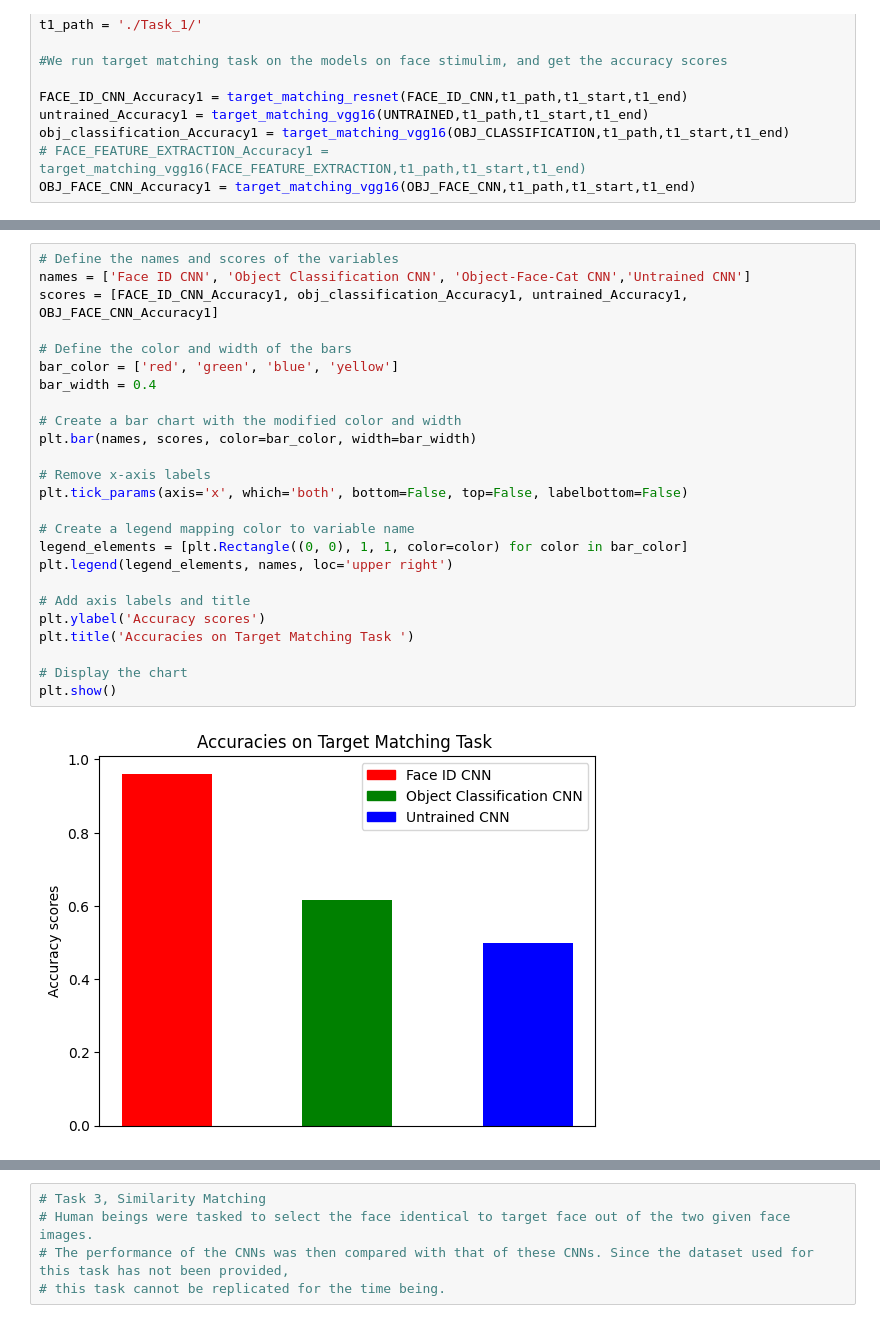
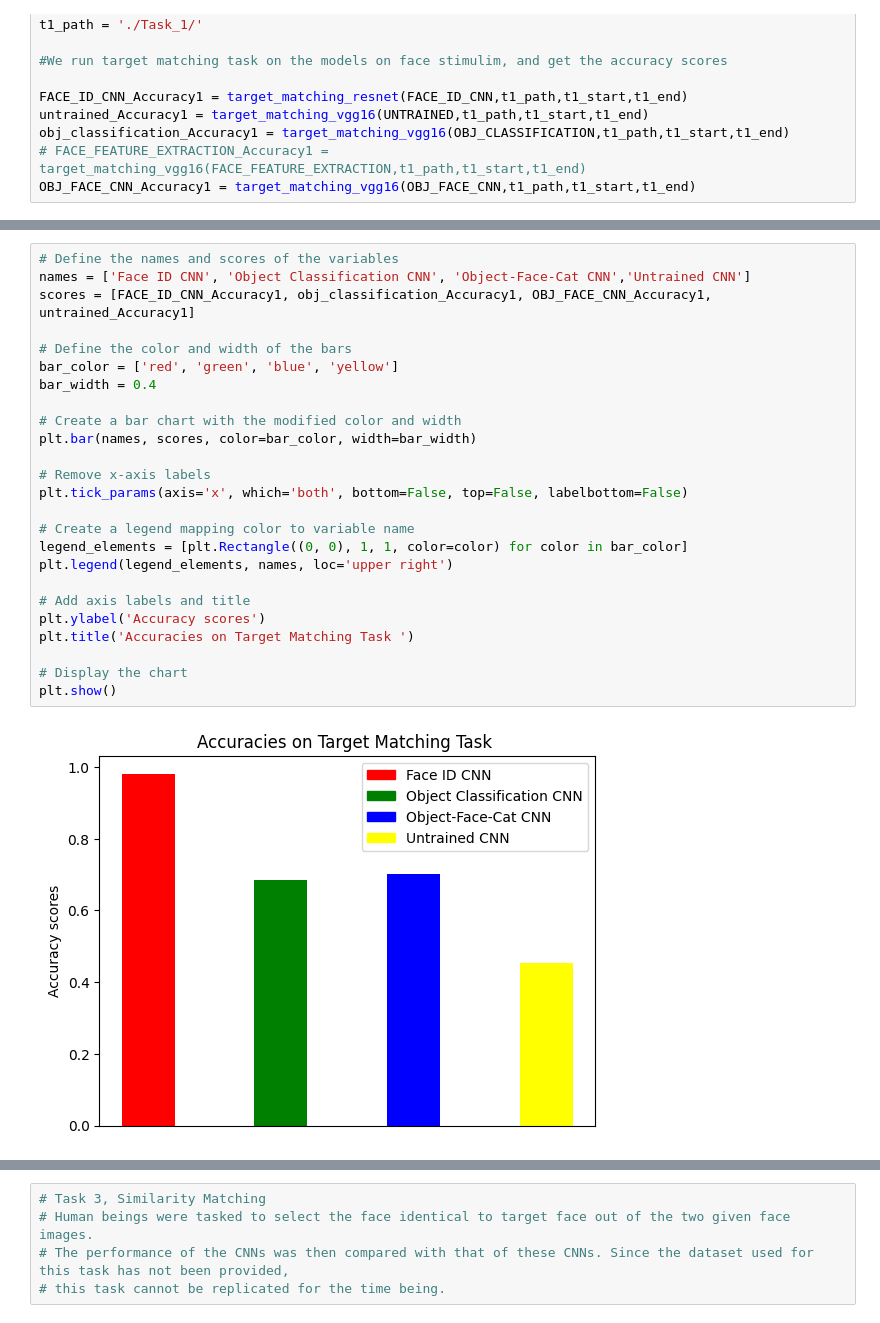
Before and after one commit to hashtaghari/Understanding-Face-Recognition-Using-Deep-Convolutional-Neural-Networks, a Jupyter notebook: Code and Datasets for Experiments/Analysis.ipynb, the cells around one changed output, grey strips where cells are left out. Saved outputs shown, nothing was run; the diff lists cells and outputs as text.

Commit message:
All tasks have been run. Working perfectly.
Only report needs to be completed by incorporating these graphs generated.

```diff
--- a/Code and Datasets for Experiments/Analysis.ipynb
+++ b/Code and Datasets for Experiments/Analysis.ipynb
@@ -194,30 +193,30 @@ obj_classification_Accuracy1:  0.6173076923076923
 # %%
 # Define the names and scores of the variables
 names = ['Face ID CNN', 'Object Classification CNN', 'Object-Face-Cat CNN','Untrained CNN']
-scores = [FACE_ID_CNN_Accuracy1, obj_classification_Accuracy1, untrained_Accuracy1, OBJ_FACE_CNN_Accuracy1]
+scores = [FACE_ID_CNN_Accuracy1, obj_classification_Accuracy1, OBJ_FACE_CNN_Accuracy1, untrained_Accuracy1]
 
 # Define the color and width of the bars
 bar_color = ['red', 'green', 'blue', 'yellow']
 bar_width = 0.4
 
 # Create a bar chart with the modified color and width
 plt.bar(names, scores, color=bar_color, width=bar_width)
 
 # Remove x-axis labels
 plt.tick_params(axis='x', which='both', bottom=False, top=False, labelbottom=False)
 
 # Create a legend mapping color to variable name
 legend_elements = [plt.Rectangle((0, 0), 1, 1, color=color) for color in bar_color]
 plt.legend(legend_elements, names, loc='upper right')
 
 # Add axis labels and title
 plt.ylabel('Accuracy scores')
 plt.title('Accuracies on Target Matching Task ')
 
 # Display the chart
 plt.show()
 # %% [output]
-[figure, old version]
+[figure, new version]
 # %%
 #TASK 2, Alignment Task (Measuring Representational Similarity using RSA)
 #The RDMs generated for the pairwise distances between penultimate layer activations of all stimuli are to be compared to that of Human Beings.
```
Also changed, not shown: parts of 10 cells of this notebook.
